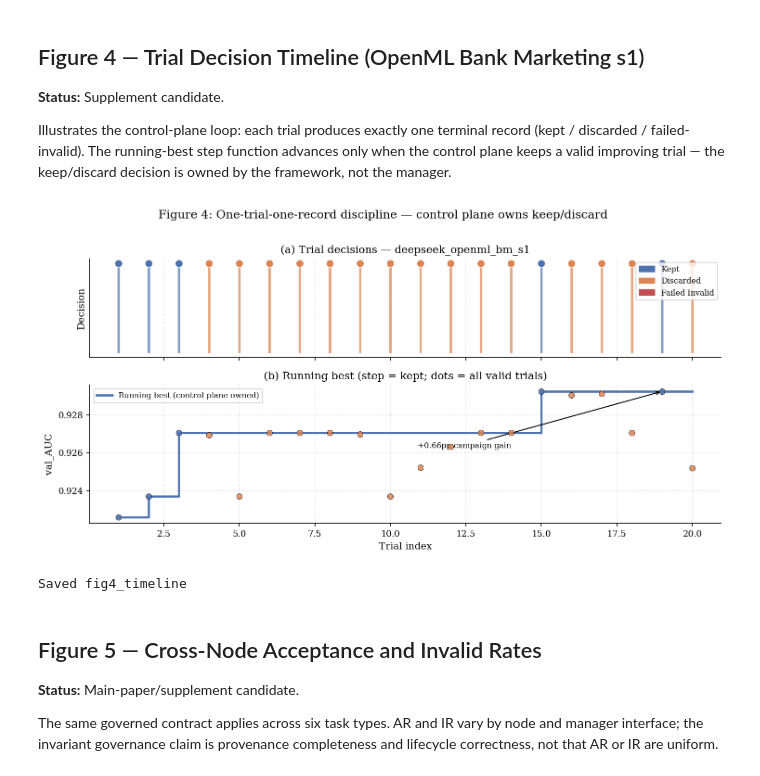
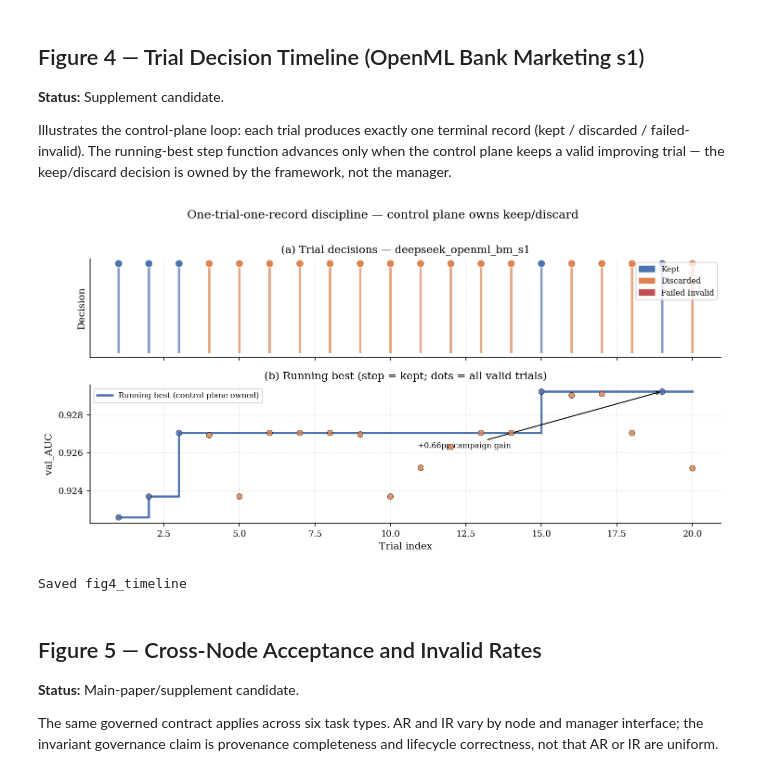
Before and after one commit to dowlingwong/autoresearch_harness, a Jupyter notebook: paper_figures.ipynb, the cells around one changed output. Cells and saved outputs as stored; diff of their text form; code cells hidden in the pictures.

```diff
--- a/paper_figures.ipynb
+++ b/paper_figures.ipynb
@@ -168,7 +168,7 @@ for cid in PRIMARY_CAMPAIGN_IDS:
     ALL_CAMPAIGNS[cid] = {
         "cid": cid, "node": node, "arm": arm, "trials": trials,
         "kept": kept, "disc": disc, "failed": failed, "n": len(trials),
-        "ar": len(kept) / valid if valid > 0 else None,
+        "ar": len(kept) / len(trials) if trials else None,
         "ir": len(failed) / len(trials),
     }
 
@@ -187,7 +187,7 @@ NODE_LABELS = {
 }
 
 total_trials = sum(c["n"] for c in ALL_CAMPAIGNS.values())
-print(f"Loaded {len(ALL_CAMPAIGNS)} campaigns, {total_trials} trials  (paper cites 1,135 primary-set)")
+print(f"Loaded {len(ALL_CAMPAIGNS)} campaigns, {total_trials} trials  (paper primary set: 1,445)")
 if missing:
     print("  ⚠  Missing ledgers:", missing)
 for node in NODE_ORDER:
@@ -512,35 +512,35 @@ else:
         ax_top.vlines(idx, 0, 1, colors=clr, alpha=0.7, linewidth=2.5)
         ax_top.scatter([idx], [1], color=clr, s=60, edgecolors="white", lw=0.5, zorder=3)
     ax_top.set_yticks([])
     ax_top.set_ylabel("Decision")
     ax_top.set_title(f"(a) Trial decisions — {cid}")
     legend_els = [mpatches.Patch(color=dec_colors[d], label=d.replace("_", " ").title())
                   for d in ["kept", "discarded", "failed_invalid"]]
     ax_top.legend(handles=legend_els, loc="upper right", fontsize=8)
 
     ax_bot.step(indices, running_best, where="post", color=C["kept"], lw=2.2,
                 label="Running best (control-plane owned)")
     for idx, dec, m in zip(indices, decisions, metrics):
         if m is not None:
             ax_bot.scatter(idx, m, color=dec_colors.get(dec, "#aaa"), s=35,
                            zorder=4, edgecolors="black", lw=0.4, alpha=0.85)
     ax_bot.set_xlabel("Trial index")
     ax_bot.set_ylabel("val_AUC")
     ax_bot.set_title("(b) Running best (step = kept; dots = all valid trials)")
     ax_bot.legend(fontsize=8)
     kb = [(idx, m) for idx, dec, m in zip(indices, decisions, metrics) if dec == "kept" and m]
     if kb:
         gain = kb[-1][1] - kb[0][1]
         ax_bot.annotate(f"+{gain*100:.2f}pp campaign gain",
             xy=(kb[-1][0], kb[-1][1]), xytext=(kb[-1][0]-5, kb[-1][1]-0.003),
             fontsize=8, ha="right", arrowprops=dict(arrowstyle="->", lw=1))
-    fig.suptitle("Figure 4: One-trial-one-record discipline — control plane owns keep/discard", y=1.01)
+    fig.suptitle("One-trial-one-record discipline — control plane owns keep/discard", y=1.01)
     plt.tight_layout()
     plt.savefig(FIGURES_DIR / "fig4_timeline.pdf", bbox_inches="tight")
     plt.savefig(FIGURES_DIR / "fig4_timeline.svg", bbox_inches="tight")
     plt.show(); print("Saved fig4_timeline")
 # %% [output]
-[figure, old version]
+[figure, new version]
 Saved fig4_timeline
 # %% [markdown]
 ## Figure 5 — Cross-Node Acceptance and Invalid Rates
```
Also changed, not shown: parts of 13 cells of this notebook, 9 other files.
